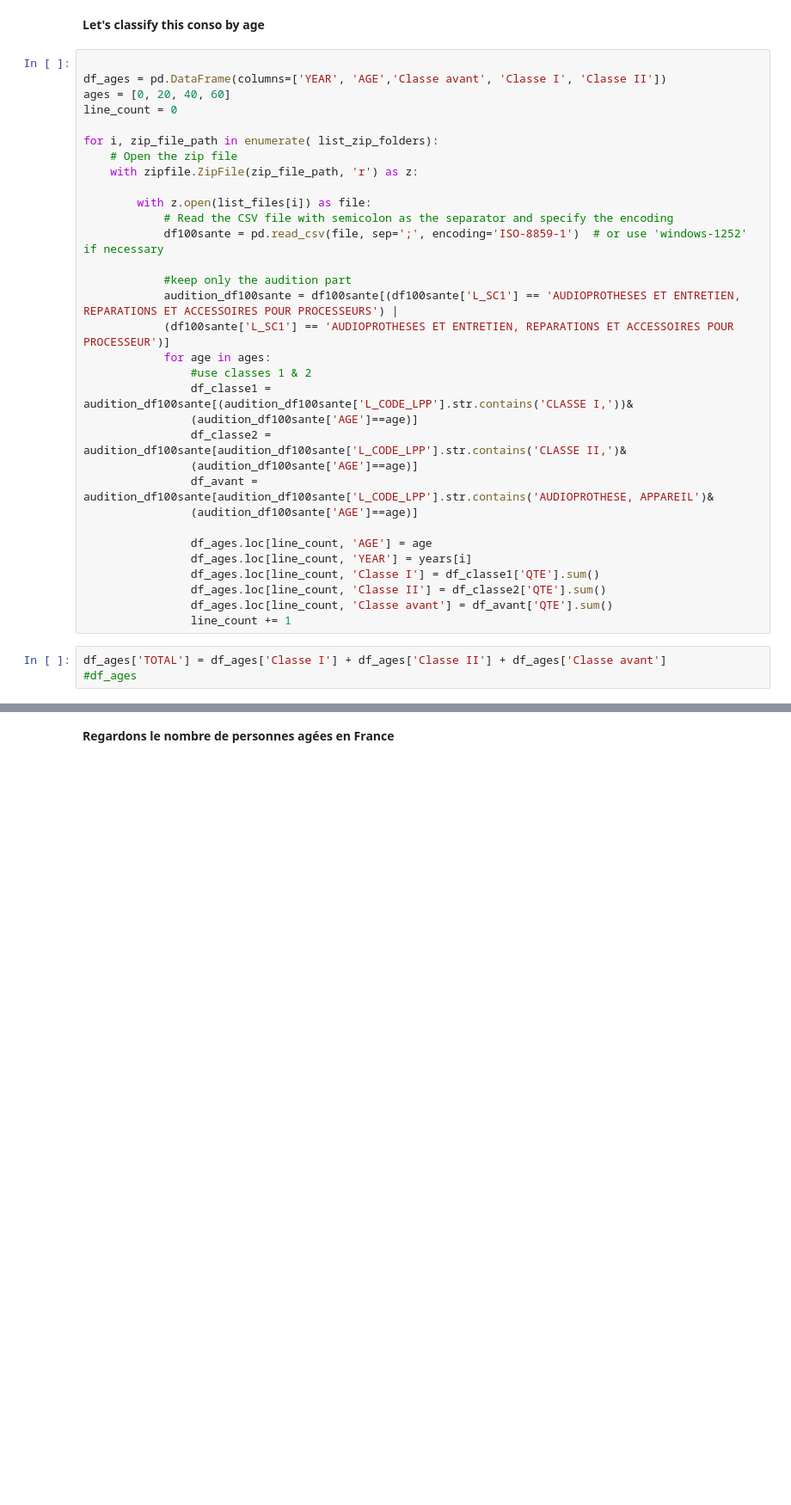
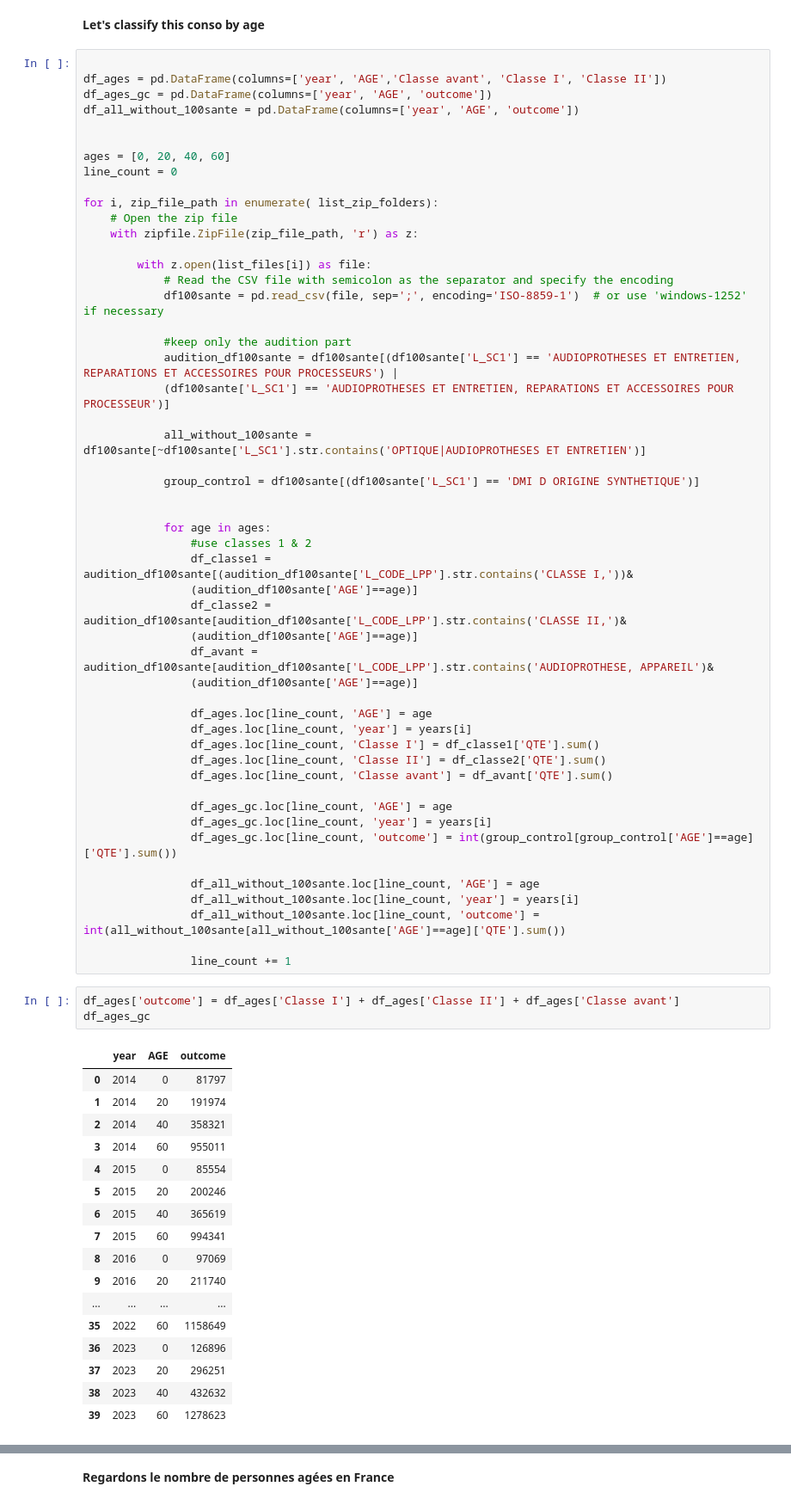
Before and after one commit to bparent11/analysingEffectOfHealthPlanInFrance, a Jupyter notebook: mean.ipynb, the cells around one changed output, grey strips where cells are left out. Shown: that part at 86% size. Drawn from its saved outputs; the diff is of its cells as text; blank space fills up the shorter version.

```diff
--- a/mean.ipynb
+++ b/mean.ipynb
@@ -303,7 +303,11 @@ plt.show()
 **Let's classify this conso by age**
 # %%
 
-df_ages = pd.DataFrame(columns=['YEAR', 'AGE','Classe avant', 'Classe I', 'Classe II'])
+df_ages = pd.DataFrame(columns=['year', 'AGE','Classe avant', 'Classe I', 'Classe II'])
+df_ages_gc = pd.DataFrame(columns=['year', 'AGE', 'outcome'])
+df_all_without_100sante = pd.DataFrame(columns=['year', 'AGE', 'outcome'])
+
+
 ages = [0, 20, 40, 60]
 line_count = 0
 
@@ -318,6 +322,12 @@ for i, zip_file_path in enumerate( list_zip_folders):
             #keep only the audition part
             audition_df100sante = df100sante[(df100sante['L_SC1'] == 'AUDIOPROTHESES ET ENTRETIEN, REPARATIONS ET ACCESSOIRES POUR PROCESSEURS') |
             (df100sante['L_SC1'] == 'AUDIOPROTHESES ET ENTRETIEN, REPARATIONS ET ACCESSOIRES POUR PROCESSEUR')]
+
+            all_without_100sante = df100sante[~df100sante['L_SC1'].str.contains('OPTIQUE|AUDIOPROTHESES ET ENTRETIEN')]
+
+            group_control = df100sante[(df100sante['L_SC1'] == 'DMI D ORIGINE SYNTHETIQUE')]
+
+
             for age in ages:
                 #use classes 1 & 2
                 df_classe1 = audition_df100sante[(audition_df100sante['L_CODE_LPP'].str.contains('CLASSE I,'))&
@@ -328,14 +338,41 @@ for i, zip_file_path in enumerate( list_zip_folders):
                 (audition_df100sante['AGE']==age)]
 
                 df_ages.loc[line_count, 'AGE'] = age
-                df_ages.loc[line_count, 'YEAR'] = years[i]
+                df_ages.loc[line_count, 'year'] = years[i]
                 df_ages.loc[line_count, 'Classe I'] = df_classe1['QTE'].sum()
                 df_ages.loc[line_count, 'Classe II'] = df_classe2['QTE'].sum()
                 df_ages.loc[line_count, 'Classe avant'] = df_avant['QTE'].sum()
+
+                df_ages_gc.loc[line_count, 'AGE'] = age
+                df_ages_gc.loc[line_count, 'year'] = years[i]
+                df_ages_gc.loc[line_count, 'outcome'] = int(group_control[group_control['AGE']==age]['QTE'].sum())
+
+                df_all_without_100sante.loc[line_count, 'AGE'] = age
+                df_all_without_100sante.loc[line_count, 'year'] = years[i]
+                df_all_without_100sante.loc[line_count, 'outcome'] = int(all_without_100sante[all_without_100sante['AGE']==age]['QTE'].sum())
+
                 line_count += 1
 # %%
-df_ages['TOTAL'] = df_ages['Classe I'] + df_ages['Classe II'] + df_ages['Classe avant']
-#df_ages
+df_ages['outcome'] = df_ages['Classe I'] + df_ages['Classe II'] + df_ages['Classe avant']
+df_ages_gc
+# %% [output]
+|  | year | AGE | outcome |
+| 0 | 2014 | 0 | 81797 |
+| 1 | 2014 | 20 | 191974 |
+| 2 | 2014 | 40 | 358321 |
+| 3 | 2014 | 60 | 955011 |
+| 4 | 2015 | 0 | 85554 |
+| 5 | 2015 | 20 | 200246 |
+| 6 | 2015 | 40 | 365619 |
+| 7 | 2015 | 60 | 994341 |
+| 8 | 2016 | 0 | 97069 |
+| 9 | 2016 | 20 | 211740 |
+| ... | ... | ... | ... |
+| 35 | 2022 | 60 | 1158649 |
+| 36 | 2023 | 0 | 126896 |
+| 37 | 2023 | 20 | 296251 |
+| 38 | 2023 | 40 | 432632 |
+| 39 | 2023 | 60 | 1278623 |
 # %%
 age_groups = df_ages.groupby('AGE')
 for age, group in age_groups:
```
Also changed, not shown: parts of 20 cells of this notebook.
